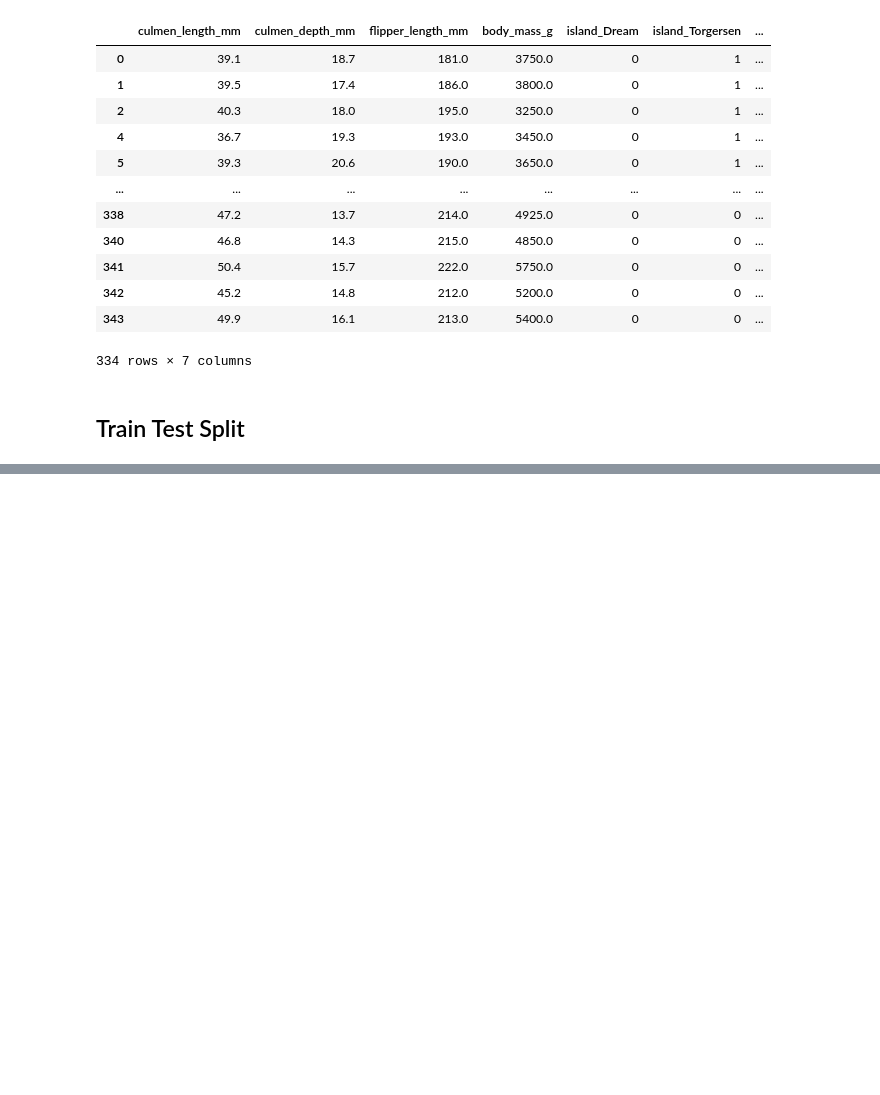
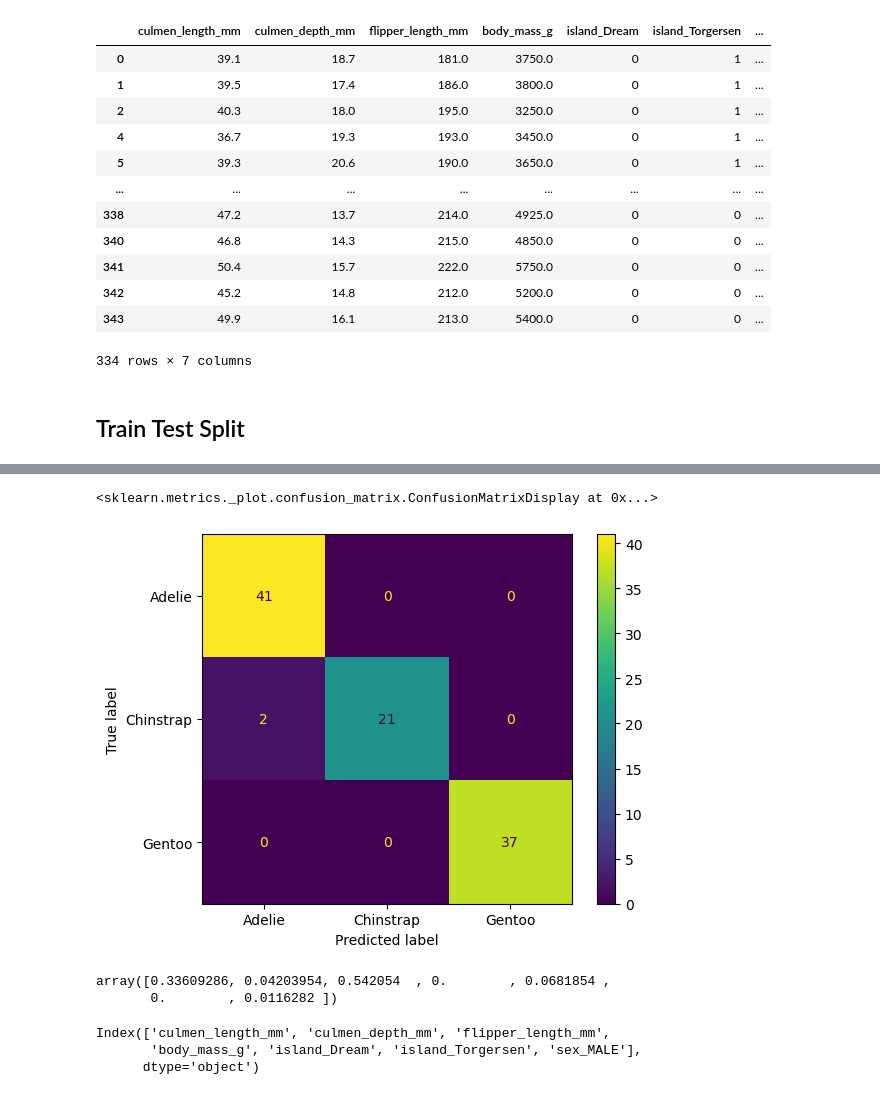
Before and after one commit to shriharshan/Machine-learning, a Jupyter notebook: Decision Trees/Penguin gender.ipynb, the cells around one changed output, grey strips where cells are left out. Drawn from its saved outputs; the diff is of its cells as text; code cells hidden in the pictures; blank space fills up the shorter version.

```diff
--- a/Decision Trees/Penguin gender.ipynb
+++ b/Decision Trees/Penguin gender.ipynb
@@ -178,0 +183,4 @@ X_train, X_test, y_train, y_test = train_test_split(X, y, test_size=0.3, random_
+# %%
+model = DecisionTreeClassifier()
+# %%
+model.fit(X_train,y_train)
@@ -178,0 +205,16 @@ X_train, X_test, y_train, y_test = train_test_split(X, y, test_size=0.3, random_
+# %%
+plot_confusion_matrix(model,X_test,y_test)
+# %% [output]
+<sklearn.metrics._plot.confusion_matrix.ConfusionMatrixDisplay at 0x...>
+[figure, added]
+# %%
+model.feature_importances_
+# %% [output]
+array([0.33609286, 0.04203954, 0.542054  , 0.        , 0.0681854 ,
+       0.        , 0.0116282 ])
+# %%
+X.columns
+# %% [output]
+Index(['culmen_length_mm', 'culmen_depth_mm', 'flipper_length_mm',
+       'body_mass_g', 'island_Dream', 'island_Torgersen', 'sex_MALE'],
+      dtype='object')
```
Also changed, not shown: parts of 16 cells of this notebook.
